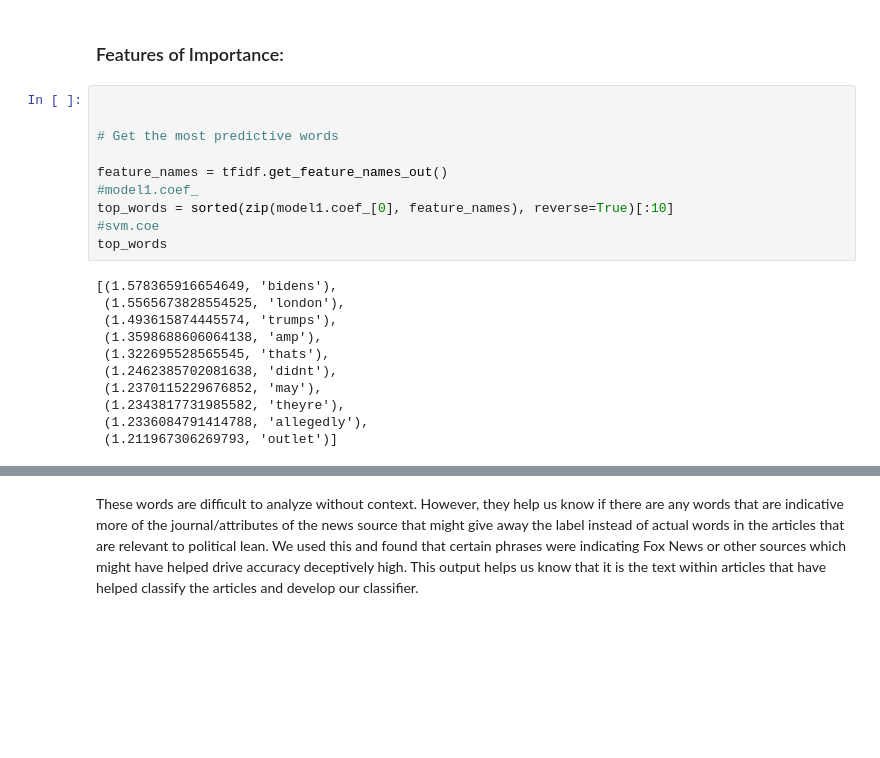
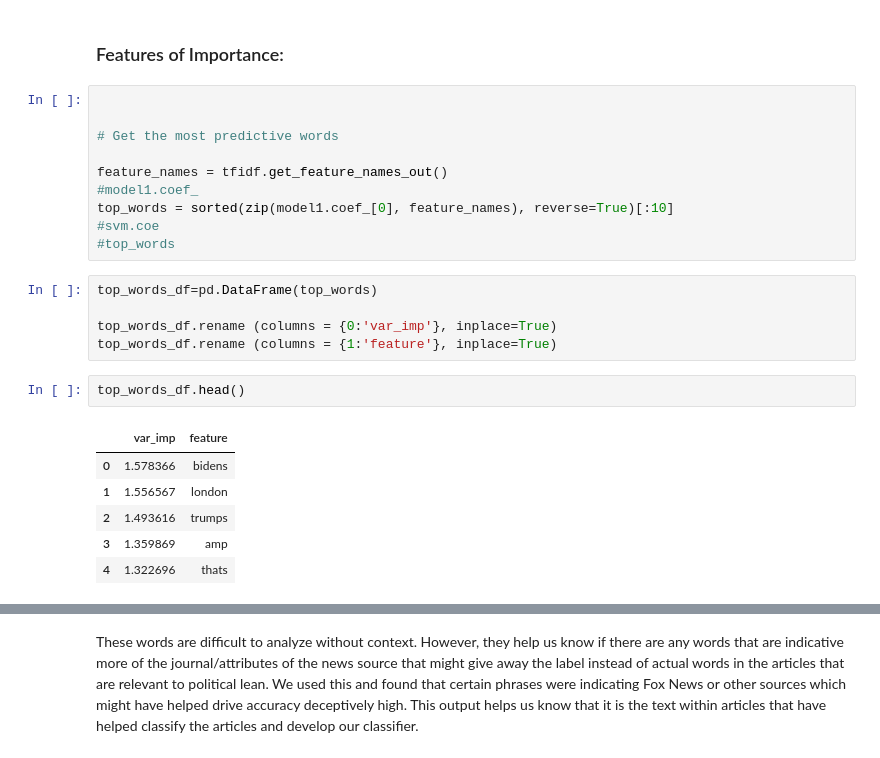
Before and after one commit to fausa/Bias_Detection_in_Journalism, a Jupyter notebook: deliverables/ADS509_FausA_PREPROCESS_EDA_MODELING.ipynb, the cells around one changed output, grey strips where cells are left out. Drawn from its saved outputs; the diff is of its cells as text; blank space fills up the shorter version.

```diff
--- a/deliverables/ADS509_FausA_PREPROCESS_EDA_MODELING.ipynb
+++ b/deliverables/ADS509_FausA_PREPROCESS_EDA_MODELING.ipynb
@@ -1117,15 +1140,18 @@ feature_names = tfidf.get_feature_names_out()
 #model1.coef_
 top_words = sorted(zip(model1.coef_[0], feature_names), reverse=True)[:10]
 #svm.coe
-top_words
+#top_words
-# %% [output]
-[(1.578365916654649, 'bidens'),
- (1.5565673828554525, 'london'),
- (1.493615874445574, 'trumps'),
- (1.3598688606064138, 'amp'),
- (1.322695528565545, 'thats'),
- (1.2462385702081638, 'didnt'),
- (1.2370115229676852, 'may'),
- (1.2343817731985582, 'theyre'),
- (1.2336084791414788, 'allegedly'),
- (1.211967306269793, 'outlet')]
+# %%
+top_words_df=pd.DataFrame(top_words)
+
+top_words_df.rename (columns = {0:'var_imp'}, inplace=True)
+top_words_df.rename (columns = {1:'feature'}, inplace=True)
+# %%
+top_words_df.head()
+# %% [output]
+|  | var_imp | feature |
+| 0 | 1.578366 | bidens |
+| 1 | 1.556567 | london |
+| 2 | 1.493616 | trumps |
+| 3 | 1.359869 | amp |
+| 4 | 1.322696 | thats |
```
Also changed, not shown: parts of 2 cells of this notebook.
